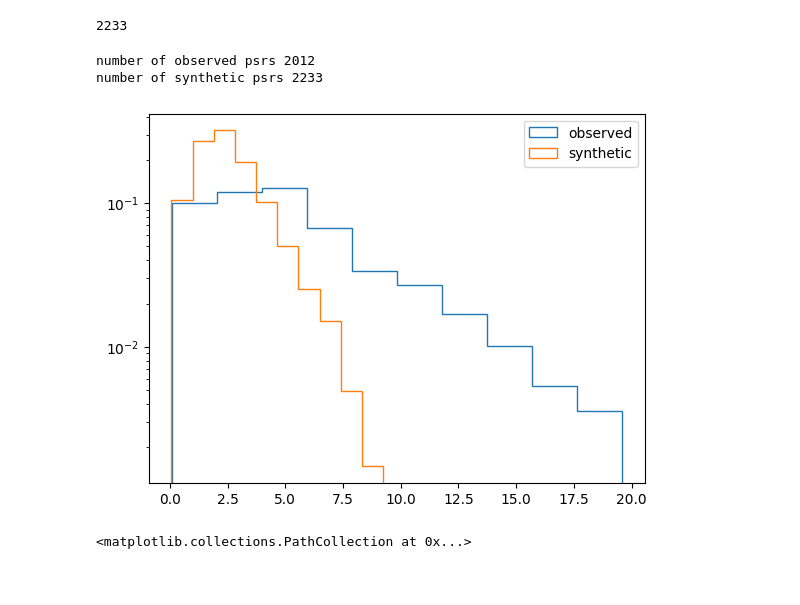
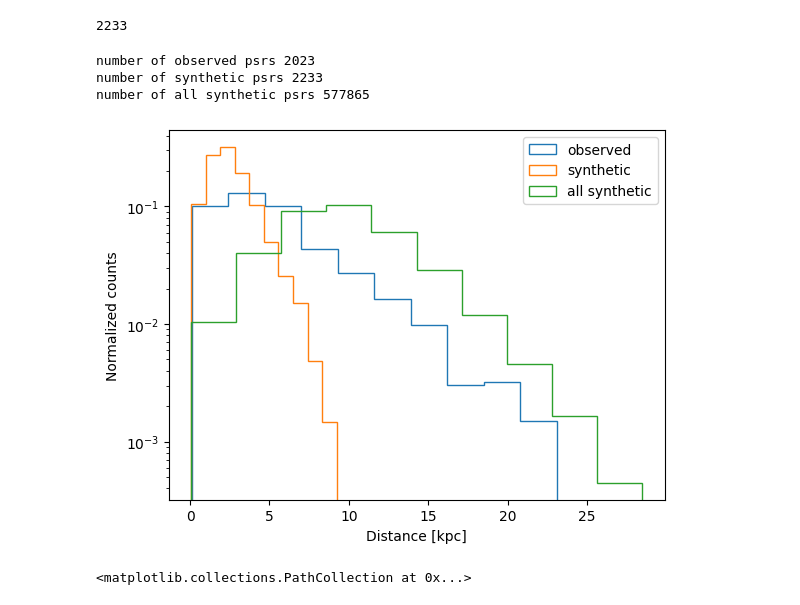
Before and after one commit to haykh/psr-evolve, a Jupyter notebook: pop-synthesis.ipynb, the cells around one changed output. Cells and saved outputs as stored; diff of their text form; code cells hidden in the pictures.

```diff
--- a/pop-synthesis.ipynb
+++ b/pop-synthesis.ipynb
@@ -65,22 +65,29 @@ detectable_pulsars.number
 # %%
 mask = (catalog["P0"] != "*") & (catalog["P1"] != "*") & (catalog["DIST"] != "*")
 dist = catalog["DIST"][mask].astype(float)
 p0 = catalog["P0"][mask].astype(float)
 
-observed_dist = dist[(dist < 20) & (p0 > 0.1)]
+observed_dist = dist[(dist < 25) & (p0 > 0.1)]
 print("number of observed psrs", len(observed_dist))
 
 synthetic_dist = detectable_pulsars.distances
 print("number of synthetic psrs", len(synthetic_dist))
 
+all_synthetic_dist = pulsars.distances
+print("number of all synthetic psrs", len(all_synthetic_dist))
+
 plt.hist(observed_dist, histtype="step", density=True, label="observed")
 plt.hist(synthetic_dist, histtype="step", density=True, label="synthetic")
+plt.hist(all_synthetic_dist, histtype="step", density=True, label="all synthetic")
+plt.xlabel("Distance [kpc]")
+plt.ylabel("Normalized counts")
 plt.legend()
 plt.yscale("log")
 # %% [output]
-number of observed psrs 2012
+number of observed psrs 2023
 number of synthetic psrs 2233
+number of all synthetic psrs 577865
-[figure, old version]
+[figure, new version]
 # %%
 ax = Plot_PPdot(detectable_pulsars, color=None, s=2, lw=0)
 
```
